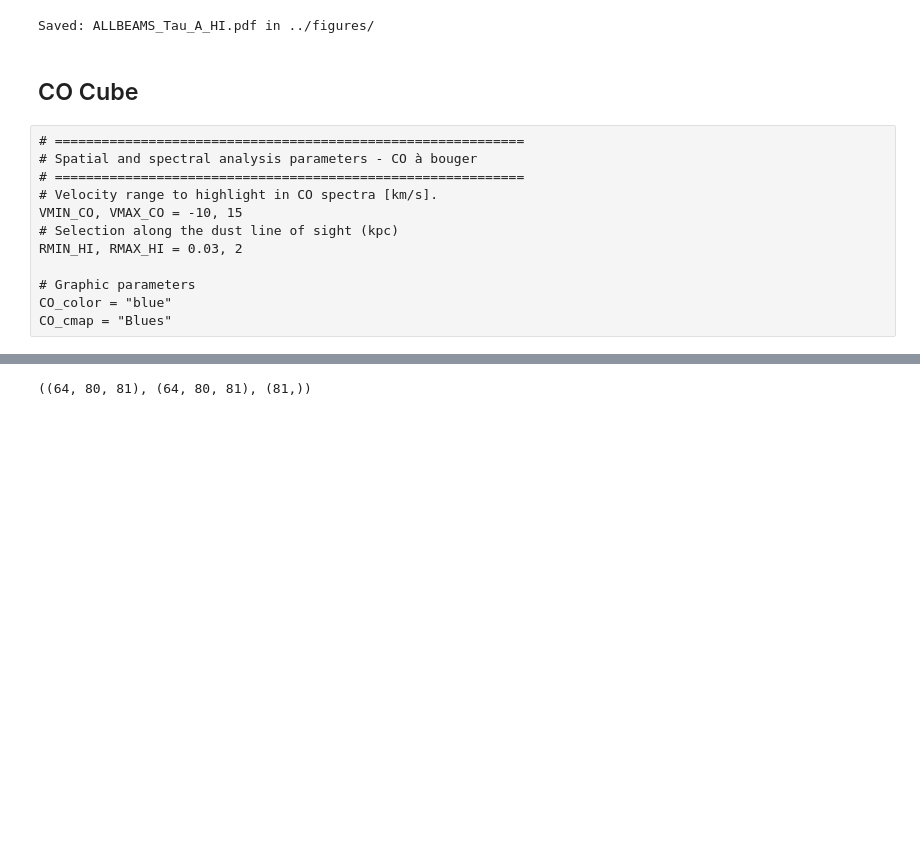
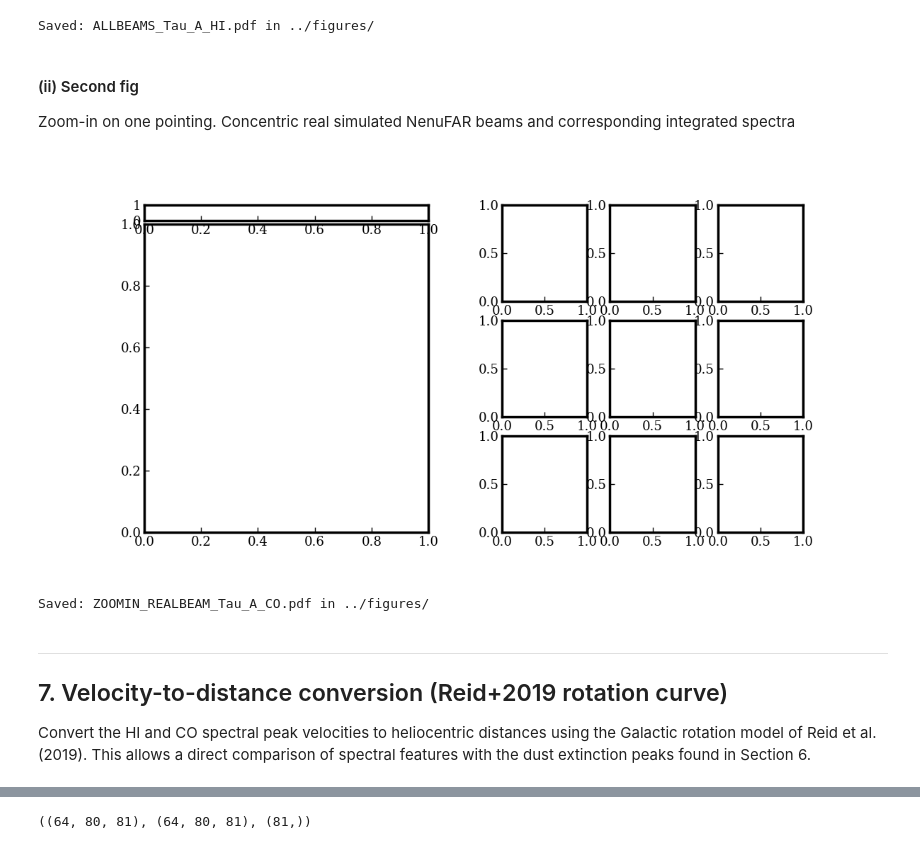
Before and after one commit to LucieCros/rrl-ism-analysis, a Jupyter notebook: notebooks/1_Cloud-id.ipynb, the cells around one changed output, grey strips where cells are left out. Cells and saved outputs as stored; diff of their text form; code cells hidden in the pictures; blank space fills up the shorter version.

```diff
--- a/notebooks/1_Cloud-id.ipynb
+++ b/notebooks/1_Cloud-id.ipynb
@@ -1556,3 +1561,6 @@ fig_beams.savefig(FIG_DIR + OUTNAME, bbox_inches='tight')
 print(f"Saved: {OUTNAME} in {FIG_DIR}")
 # %% [output]
 Saved: ALLBEAMS_Tau_A_HI.pdf in ../figures/
+# %% [markdown]
+#### (ii) Second fig
+Zoom-in on one pointing. Concentric real simulated NenuFAR beams and corresponding integrated spectra
@@ -1558,0 +1592,15 @@ Saved: ALLBEAMS_Tau_A_HI.pdf in ../figures/
+# %%
+fig_beams2 = plt.figure(figsize=(12,6))
+mosaic = fig_beams2.subplot_mosaic('''
+                                A.abc
+                                A.def
+                                A.ghi
+
+
+                                ''', width_ratios=(10,1,3,3,3))
+
+## colorbar
+div0 = make_axes_locatable(mosaic["A"])
+mapcbarCO = div0.append_axes('top',size='5%',pad=0.05)
+# %% [output]
+[figure, added]
@@ -1559,14 +1695,14 @@ Saved: ALLBEAMS_Tau_A_HI.pdf in ../figures/
+# %%
+OUTNAME = f"ZOOMIN_REALBEAM_{SOURCE_NAME.replace(' ','_')}_{TRACER}" + FIG_FMT
+fig_beams.savefig(FIG_DIR + OUTNAME, bbox_inches='tight')
+print(f"Saved: {OUTNAME} in {FIG_DIR}")
+# %% [output]
+Saved: ZOOMIN_REALBEAM_Tau_A_CO.pdf in ../figures/
 # %% [markdown]
-## CO Cube
+---
+## 7. Velocity-to-distance conversion (Reid+2019 rotation curve)
+
+Convert the HI and CO spectral peak velocities to heliocentric distances
+using the Galactic rotation model of Reid et al. (2019).
+This allows a direct comparison of spectral features with the dust extinction
+peaks found in Section 6.
-# %% [raw]
-# ============================================================
-# Spatial and spectral analysis parameters - CO à bouger
-# ============================================================
-# Velocity range to highlight in CO spectra [km/s].
-VMIN_CO, VMAX_CO = -10, 15
-# Selection along the dust line of sight (kpc)
-RMIN_HI, RMAX_HI = 0.03, 2
-
-# Graphic parameters
-CO_color = "blue"
-CO_cmap = "Blues"
```
Also changed, not shown: parts of 12 cells of this notebook, 5 other files.
